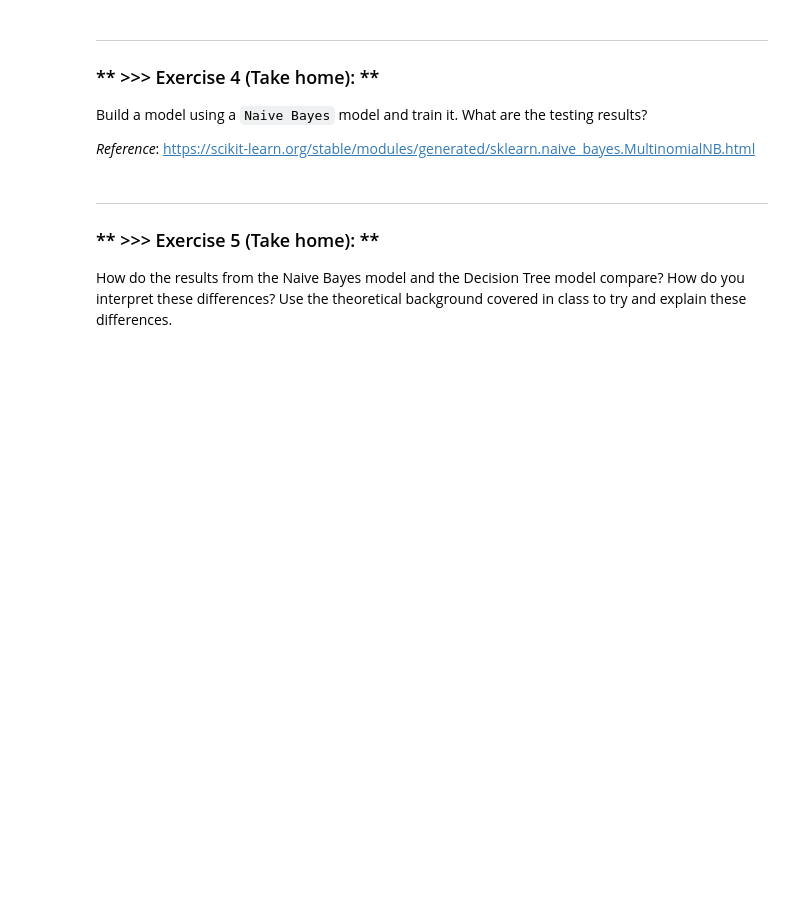
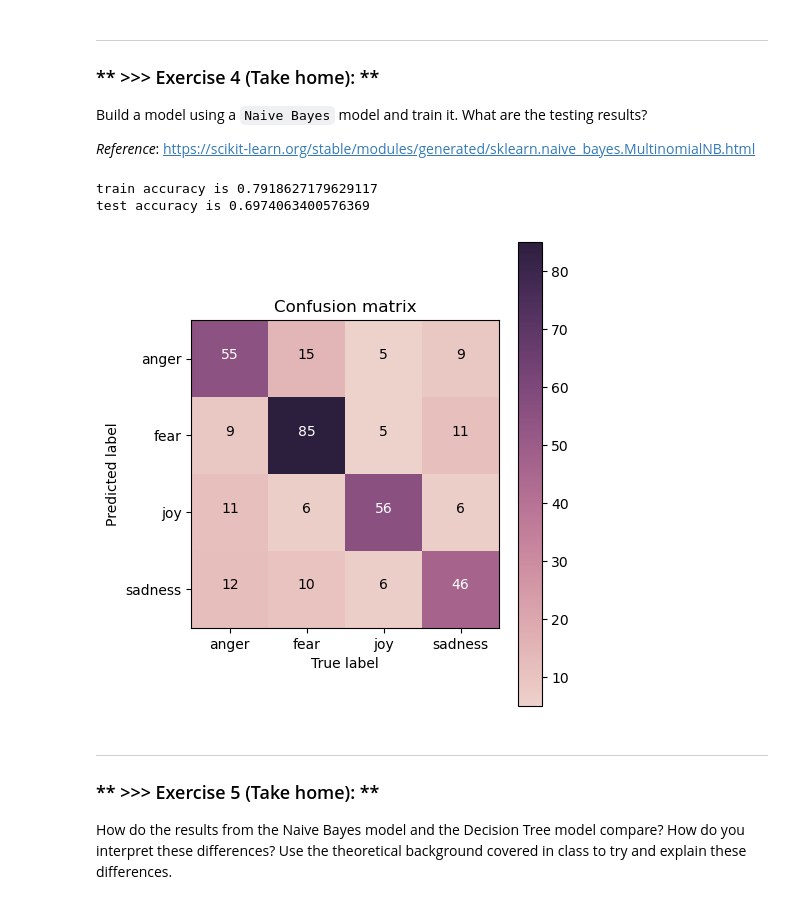
Before and after one commit to ywen9901/DataMining-2, a Jupyter notebook: DM2023-Lab2-Master.ipynb, the cells around one changed output. Cells and saved outputs as stored; diff of their text form; code cells hidden in the pictures; blank space fills up the shorter version.

```diff
--- a/DM2023-Lab2-Master.ipynb
+++ b/DM2023-Lab2-Master.ipynb
@@ -462,3 +477,21 @@
+# %%
+from sklearn.naive_bayes import MultinomialNB
+
+multinomial = MultinomialNB()
+multinomial.fit(X_train, y_train)
+pred_train = multinomial.predict(X_train)
+pred_test = multinomial.predict(X_test)
+
+print(f"train accuracy is {accuracy_score(y_true=y_train, y_pred=pred_train)}")
+print(f"test accuracy is {accuracy_score(y_true=y_test, y_pred=pred_test)}")
+
+mat = confusion_matrix(y_true=y_test, y_pred=pred_test)
+
+plot_confusion_matrix(mat, classes=['anger', 'fear', 'joy', 'sadness'], title='Confusion matrix')
+# %% [output]
+train accuracy is 0.7918627179629117
+test accuracy is 0.6974063400576369
+[figure, added]
 # %% [markdown]
 ---
 ### ** >>> Exercise 5 (Take home): **
```
Also changed, not shown: parts of 16 cells of this notebook.
